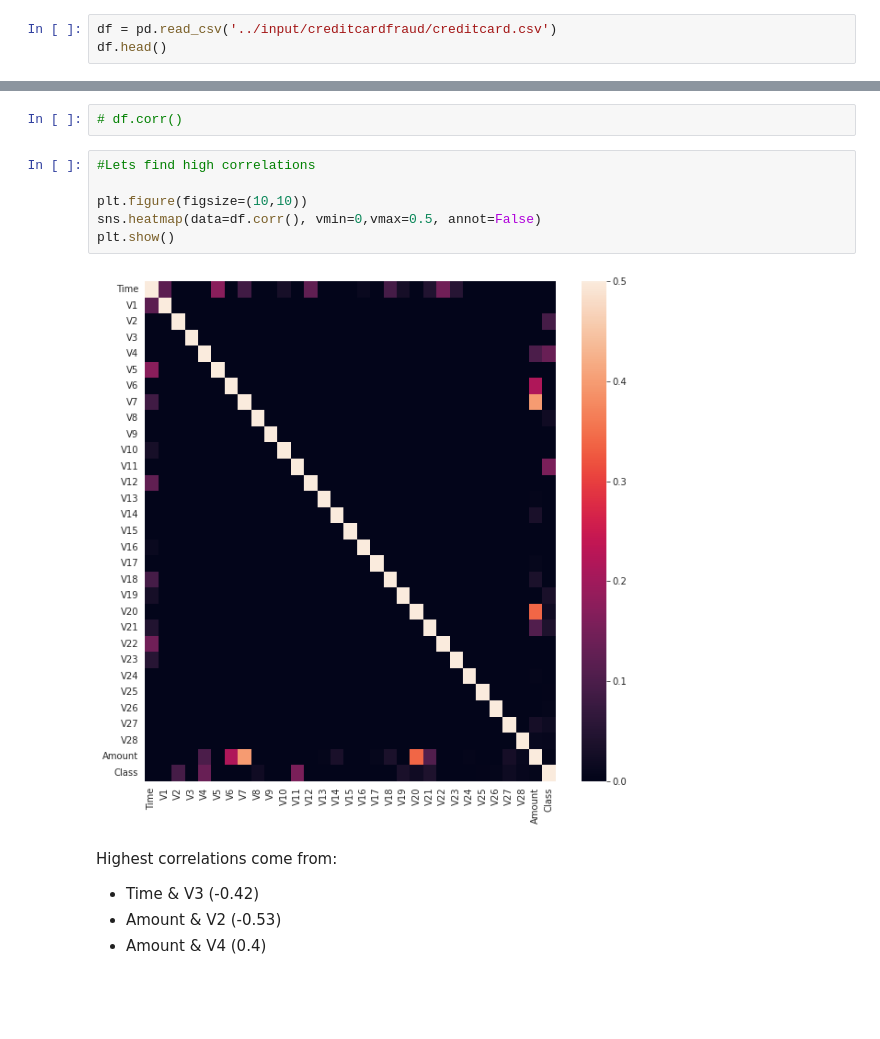
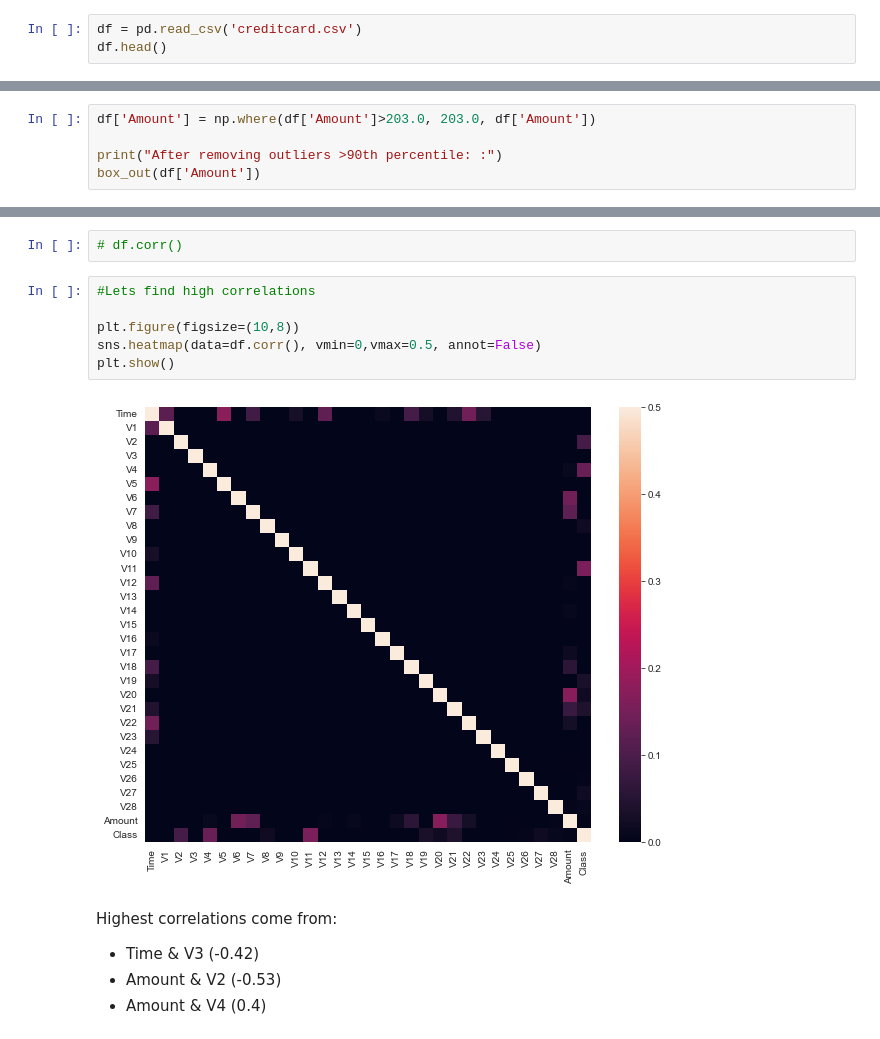
Before and after one commit to karan842/Data-Science-Projects, a Jupyter notebook: Credit Card Fraud Detection/credit-card-fraud-detection.ipynb, the cells around one changed output, grey strips where cells are left out. Saved outputs shown, nothing was run; the diff lists cells and outputs as text; blank space fills up the shorter version.

Commit message:
Adding Time Series Folder and modified credit card notebook.

```diff
--- a/Credit Card Fraud Detection/credit-card-fraud-detection.ipynb
+++ b/Credit Card Fraud Detection/credit-card-fraud-detection.ipynb
@@ -35,7 +35,7 @@ warnings.warn('ignore', FutureWarning)
 %matplotlib inline
 sns.set_style("whitegrid")
 # %%
-df = pd.read_csv('../input/creditcardfraud/creditcard.csv')
+df = pd.read_csv('creditcard.csv')
 df.head()
 # %% [output]
 |  | Time | V1 | V2 | V3 | V4 | V5 | V6 | V7 | V8 | V9 | ... | ... |
@@ -125,0 +253,5 @@ Notice how imbalanced is our original dataset! Most of the transactions are non-
+# %%
+df['Amount'] = np.where(df['Amount']>203.0, 203.0, df['Amount'])
+
+print("After removing outliers >90th percentile: :")
+box_out(df['Amount'])
@@ -217,11 +363,11 @@ array([[<AxesSubplot:title={'center':'Time'}>,
 # %%
 #Lets find high correlations
 
-plt.figure(figsize=(10,10))
+plt.figure(figsize=(10,8))
 sns.heatmap(data=df.corr(), vmin=0,vmax=0.5, annot=False)
 plt.show()
 # %% [output]
-[figure, old version]
+[figure, new version]
 # %% [markdown]
 Highest correlations come from:
 
```
Also changed, not shown: parts of 40 cells of this notebook, 2 other files.
